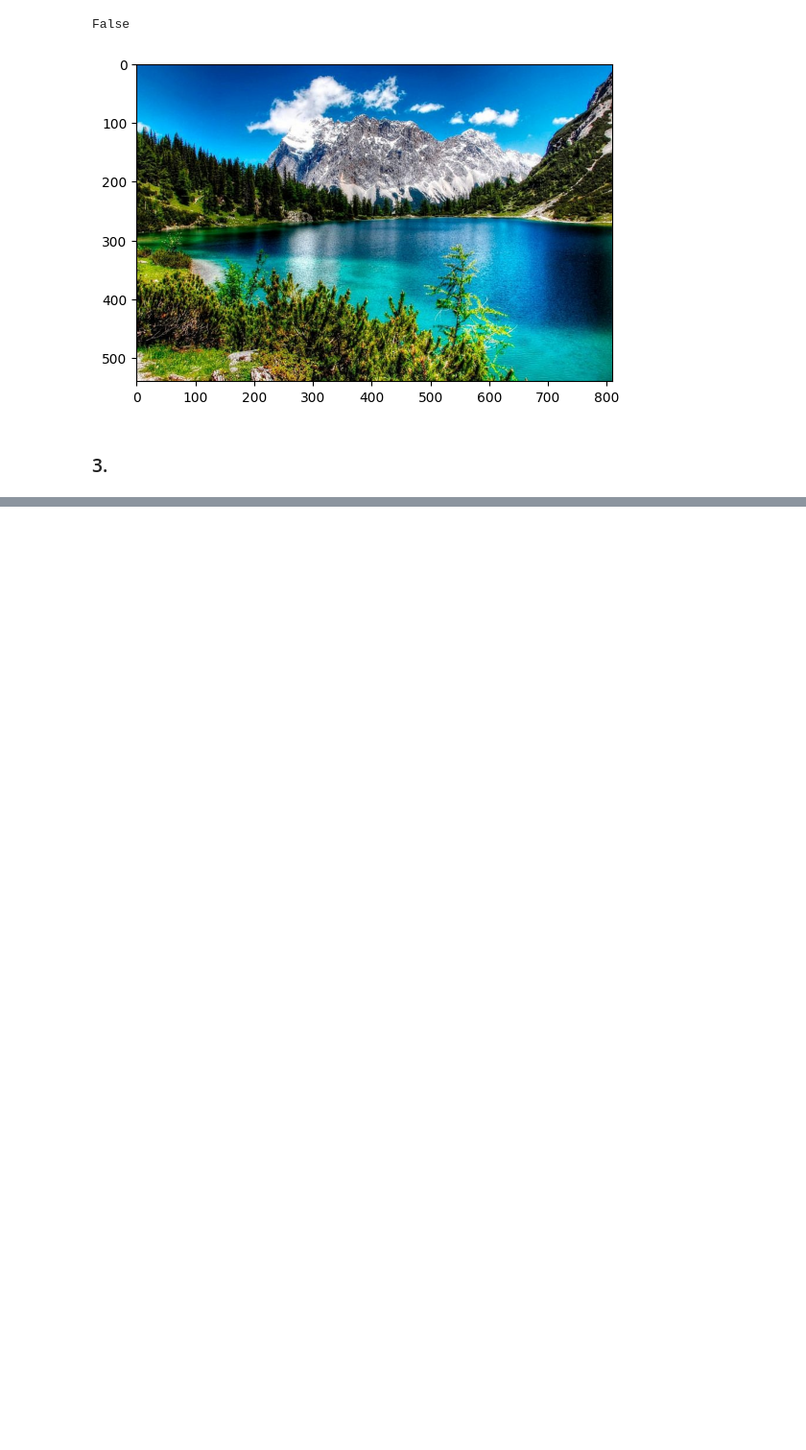
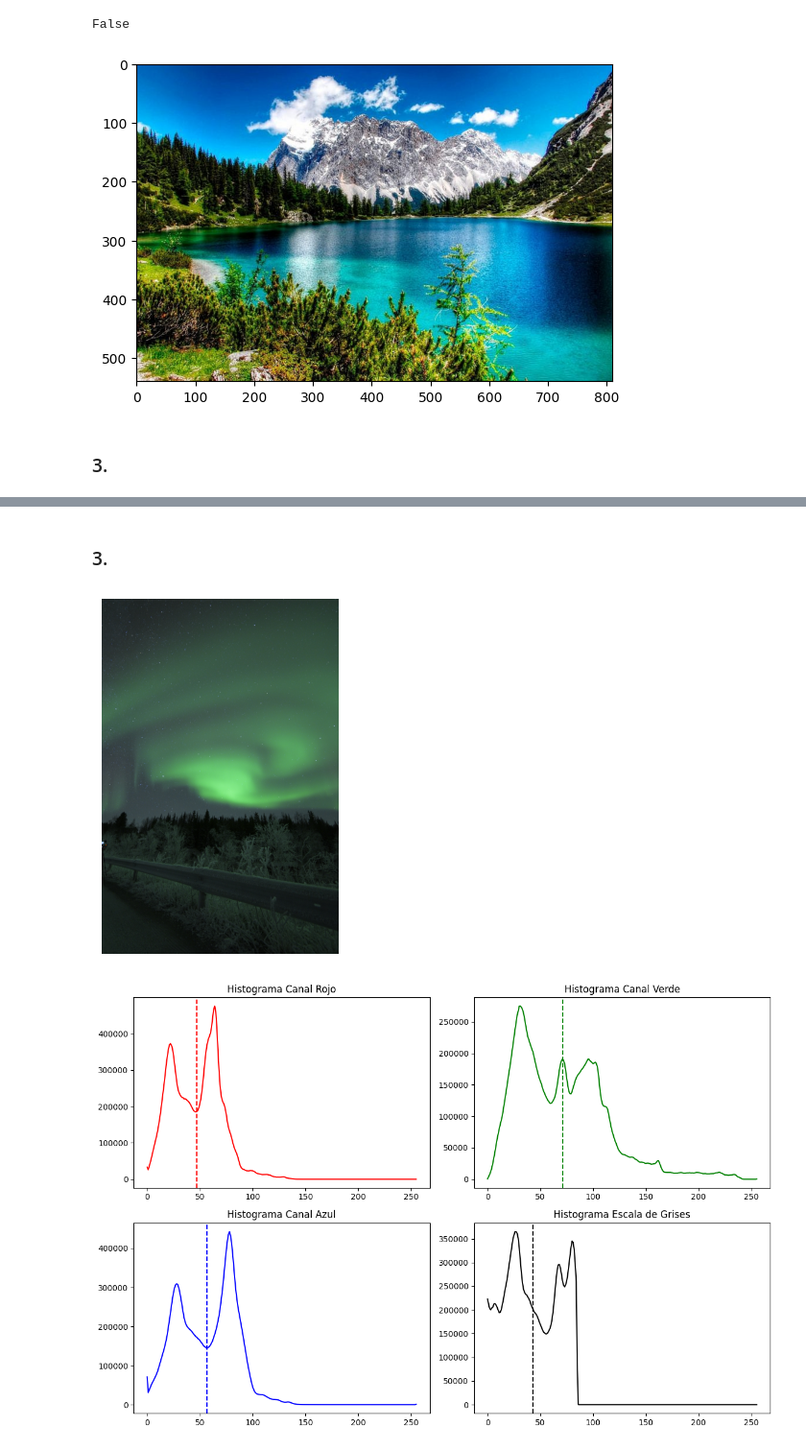
Before and after one commit to lpyo87/Text-Mining---Image-Recognition, a Jupyter notebook: Laboratorio1_LPP.ipynb, the cells around one changed output, grey strips where cells are left out. Shown at 96% size. Cells and saved outputs as stored; diff of their text form; code cells hidden in the pictures; blank space fills up the shorter version.

```diff
--- a/Laboratorio1_LPP.ipynb
+++ b/Laboratorio1_LPP.ipynb
@@ -135,0 +137,65 @@ Error:
+# %% [markdown]
+### 3.
+# %%
+import cv2
+import numpy as np
+import matplotlib.pyplot as plt
+
+def histogram_imagenes (imagen):
+    # Conversión de imagen a escala de grises
+    imagen_gris = np.mean(imagen, axis=2, dtype=np.uint8)
+
+    # Calcula el histograma de cada canal de color y el de escala de grises
+    hist_r, bordes_r = np.histogram(imagen[:, :, 2], bins=256, range=[0, 256])
+    hist_v, bordes_v = np.histogram(imagen[:, :, 1], bins=256, range=[0, 256])
+    hist_a, bordes_a = np.histogram(imagen[:, :, 0], bins=256, range=[0, 256])
+    hist_g, bordes_g = np.histogram(imagen_gris, bins=256, range=[0, 256])
+
+    # Calcula el valor de la media para cada canal
+    media_r = np.mean(imagen[:, :, 2])
+    media_v = np.mean(imagen[:, :, 1])
+    media_a = np.mean(imagen[:, :, 0])
+    media_g = np.mean(imagen_gris)
+
+    # Muestra los histogramas con la línea vertical que muestra la media
+    plt.figure(figsize=(12, 8))
+
+    # Histograma Rojo
+    plt.subplot(2, 2, 1)
+    plt.plot(hist_r, color='red')
+    plt.axvline(media_r, color='red', linestyle='dashed')
+    plt.title('Histograma Canal Rojo')
+
+    # Histograma Verde
+    plt.subplot(2, 2, 2)
+    plt.plot(hist_v, color='green')
+    plt.axvline(media_v, color='green', linestyle='dashed')
+    plt.title('Histograma Canal Verde')
+
+    # Histrograma Azul
+    plt.subplot(2, 2, 3)
+    plt.plot(hist_a, color='blue')
+    plt.axvline(media_a, color='blue', linestyle='dashed')
+    plt.title('Histograma Canal Azul')
+
+    # Histograma Gris
+    plt.subplot(2, 2, 4)
+    plt.plot(hist_g, color='black')
+    plt.axvline(media_g, color='black', linestyle='dashed')
+    plt.title('Histograma Escala de Grises')
+
+    plt.tight_layout()
+    plt.show()
+
+# Cargar la imagen
+imagen = cv2.imread('DSC3055.jpg')
+
+# Mostrar la imagen a analizar
+plt.imshow(cv2.cvtColor(imagen,cv2.COLOR_BGR2RGB))
+plt.axis("off")
+plt.show
+# Mostrar los histogramas con la línea vertical que muestra la media
+histogram_imagenes(imagen)
+# %% [output]
+[figure, added]
+[figure, added]
```
Also changed, not shown: parts of 2 cells of this notebook, 2 other files.
